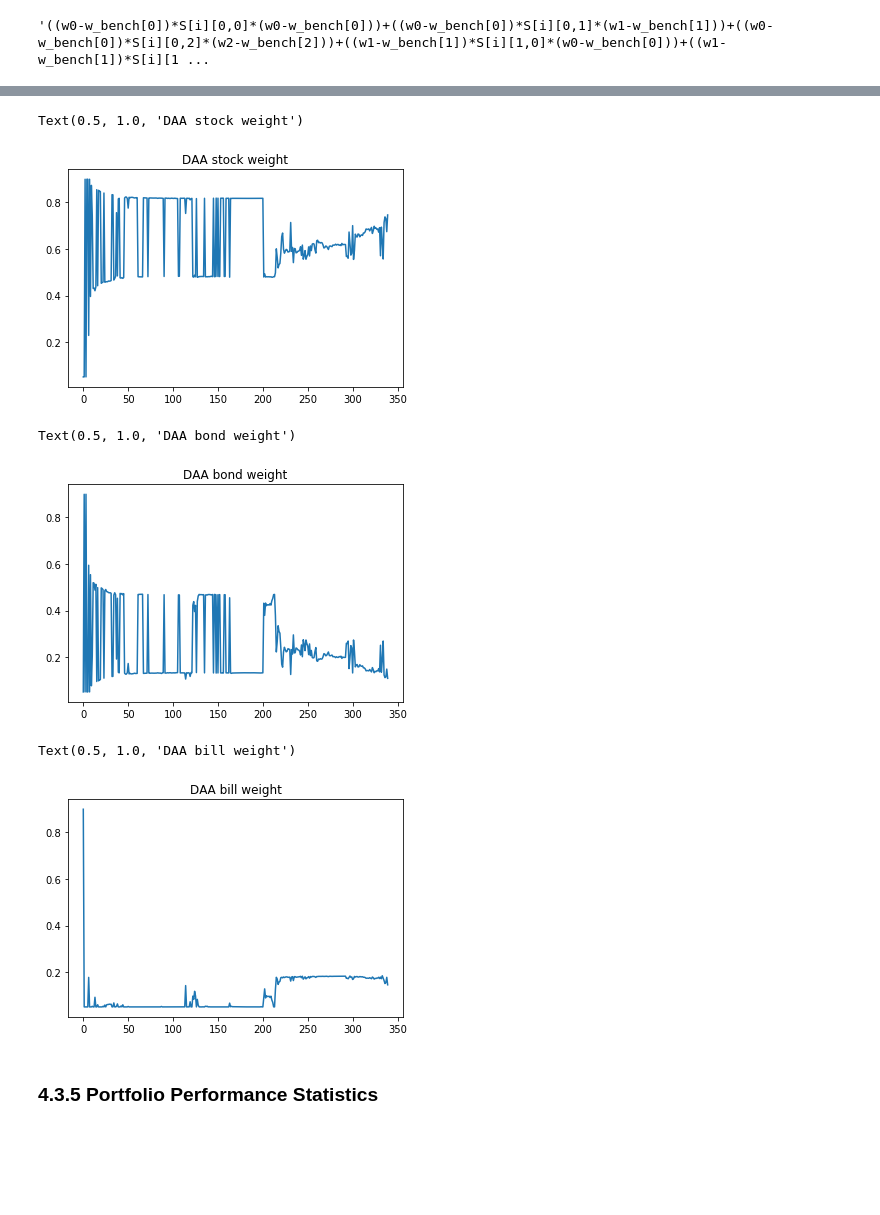
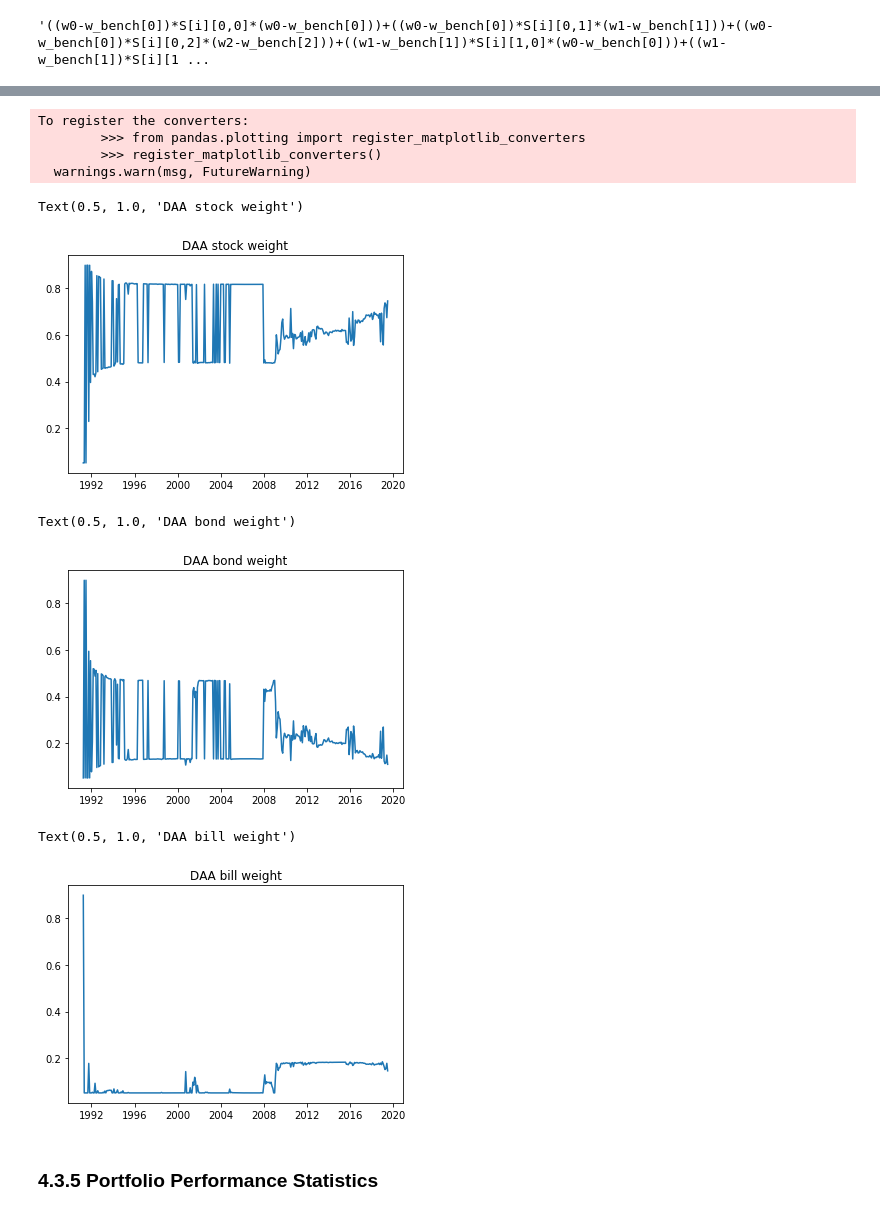
Before and after one commit to dk2791/Projects, a Jupyter notebook: Financial Engineering/Portfolio Management/Implementation_Exercise.ipynb, the cells around one changed output, grey strips where cells are left out. Cells and saved outputs as stored; diff of their text form; code cells hidden in the pictures; blank space fills up the shorter version.

```diff
--- a/Financial Engineering/Portfolio Management/Implementation_Exercise.ipynb
+++ b/Financial Engineering/Portfolio Management/Implementation_Exercise.ipynb
@@ -1378,21 +1396,25 @@ Obj: 0.0127552
 # %%
-plt.plot(w[:,0])
+plt.plot('Dates','w_stock',data=weights_df)
 plt.title("DAA stock weight")
 # %% [output]
-Text(0.5, 1.0, 'DAA stock weight')
+To register the converters:
+        >>> from pandas.plotting import register_matplotlib_converters
+        >>> register_matplotlib_converters()
+  warnings.warn(msg, FutureWarning)
+Text(0.5, 1.0, 'DAA stock weight')
-[figure, old version]
+[figure, new version]
 # %%
-plt.plot(w[:,1])
+plt.plot('Dates','w_bond',data=weights_df)
 plt.title("DAA bond weight")
 # %% [output]
 Text(0.5, 1.0, 'DAA bond weight')
-[figure, old version]
+[figure, new version]
 # %%
-plt.plot(w[:,2])
+plt.plot('Dates','w_bill',data=weights_df)
 plt.title("DAA bill weight")
 # %% [output]
 Text(0.5, 1.0, 'DAA bill weight')
-[figure, old version]
+[figure, new version]
 # %% [markdown]
 ### 4.3.5 Portfolio Performance Statistics
 # %% [markdown]
```
Also changed, not shown: parts of 76 cells of this notebook, 50 other files.
